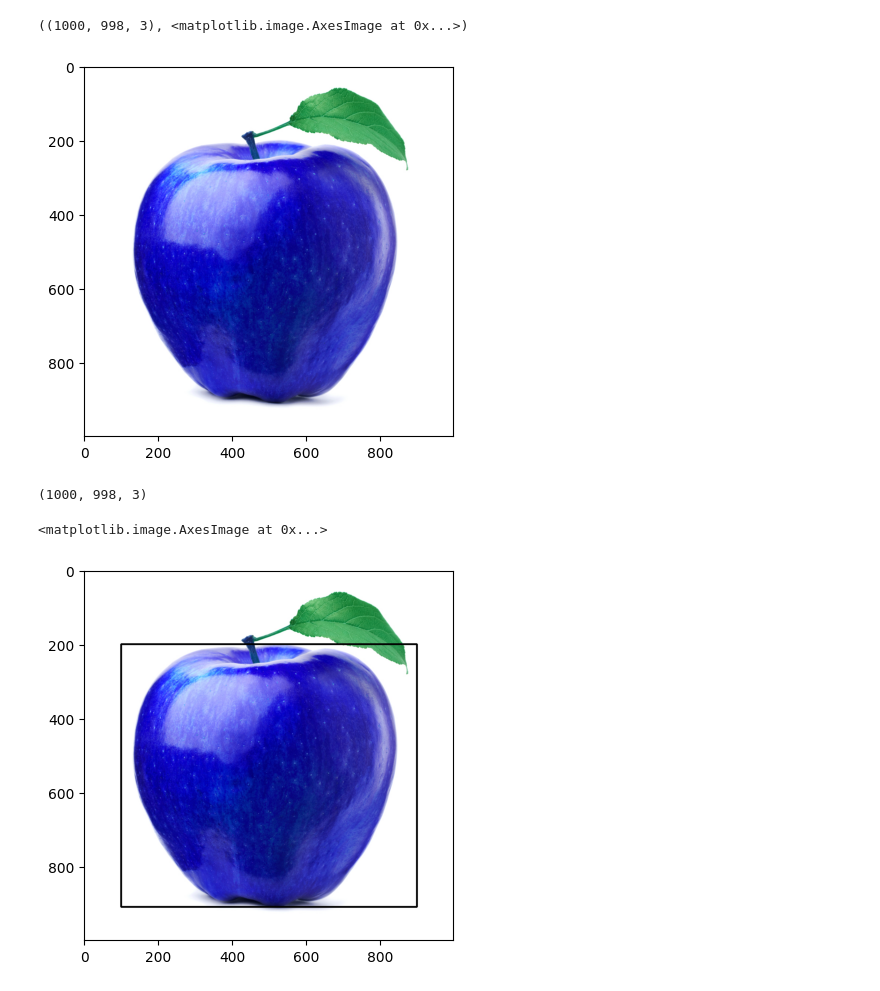
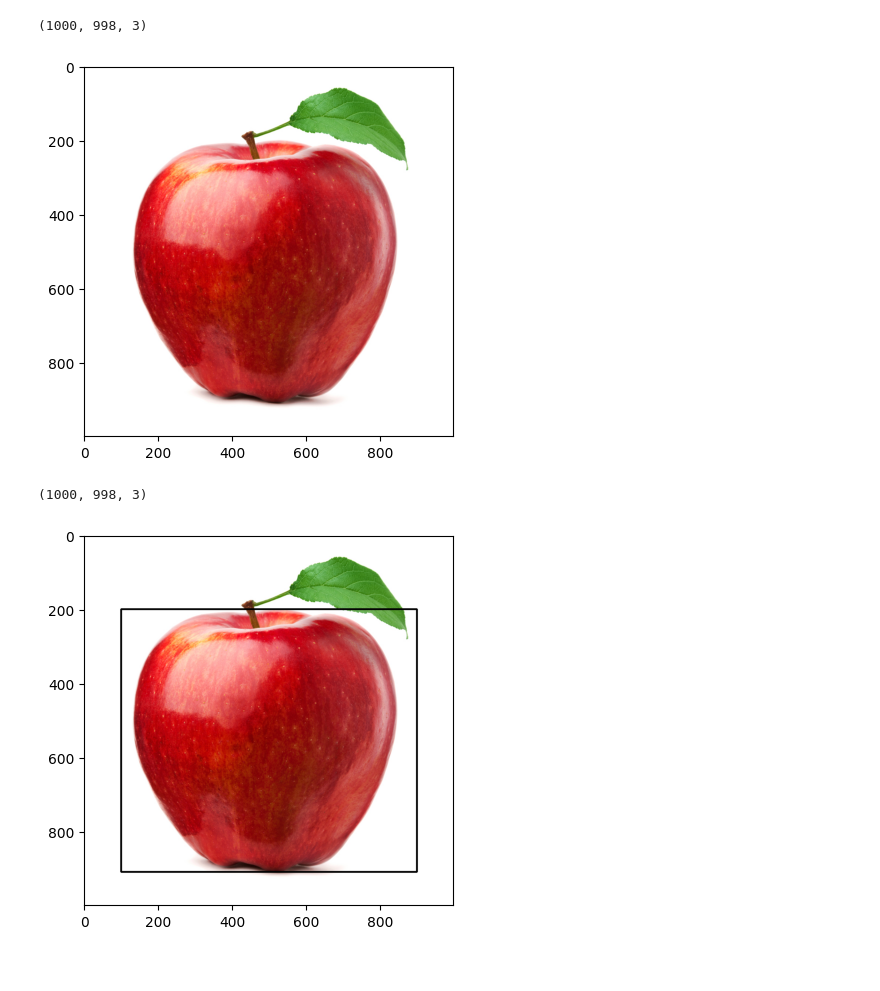
Before and after one commit to Khoa15/box-track-black-screen, a Jupyter notebook: main.ipynb, the cells around one changed output. Cells and saved outputs as stored; diff of their text form; code cells hidden in the pictures.

```diff
--- a/main.ipynb
+++ b/main.ipynb
@@ -3,11 +3,14 @@ import cv2
 import numpy as np
 import matplotlib.pyplot as plt
 # %%
-img = cv2.imread("apple.jpg")
-img.shape, plt.imshow(img)
+img = cv2.imread("apple.jpg", cv2.COLOR_BGR2RGB)
+img = cv2.cvtColor(img, cv2.COLOR_BGR2RGB)
+print(img.shape)
+plt.imshow(img)
+plt.show()
 # %% [output]
-((1000, 998, 3), <matplotlib.image.AxesImage at 0x...>)
+(1000, 998, 3)
-[figure, old version]
+[figure, new version]
 # %%
 blank_img = np.zeros((1000, 998, 3))
 blank_img.shape
@@ -20,6 +23,6 @@ startPoint = (x, y)
 endPoint = (x + w, y + h)
 cv2.rectangle(img, startPoint, endPoint, (0, 0, 0), 3)
 plt.imshow(img)
+plt.show()
 # %% [output]
-<matplotlib.image.AxesImage at 0x...>
-[figure, old version]
+[figure, new version]
```
Also changed, not shown: parts of 2 cells of this notebook.
